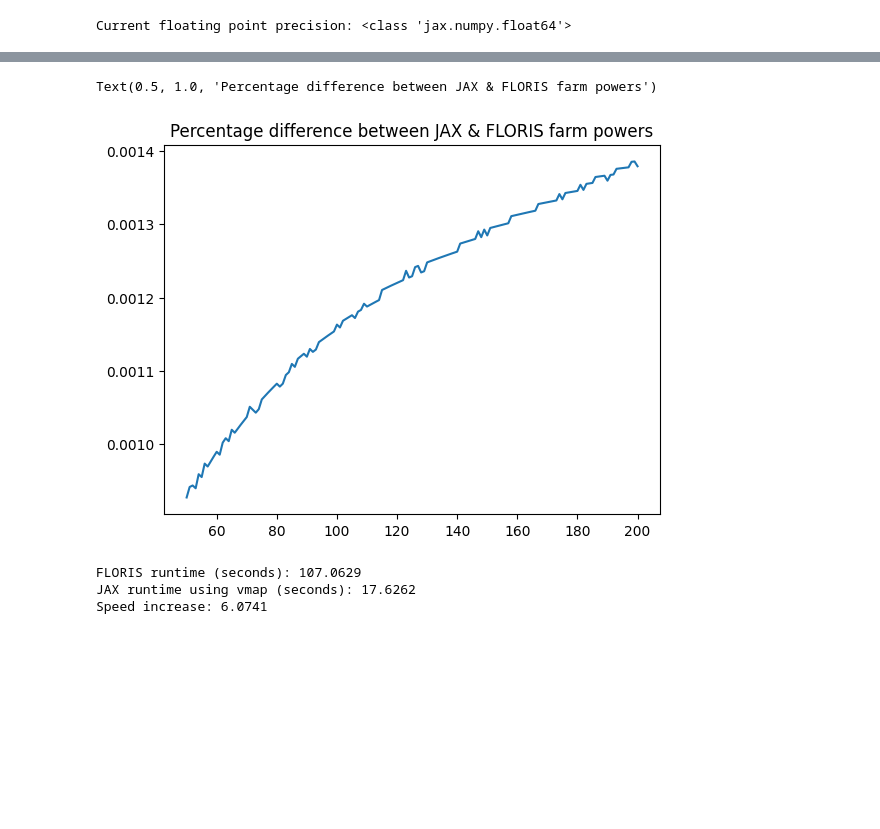
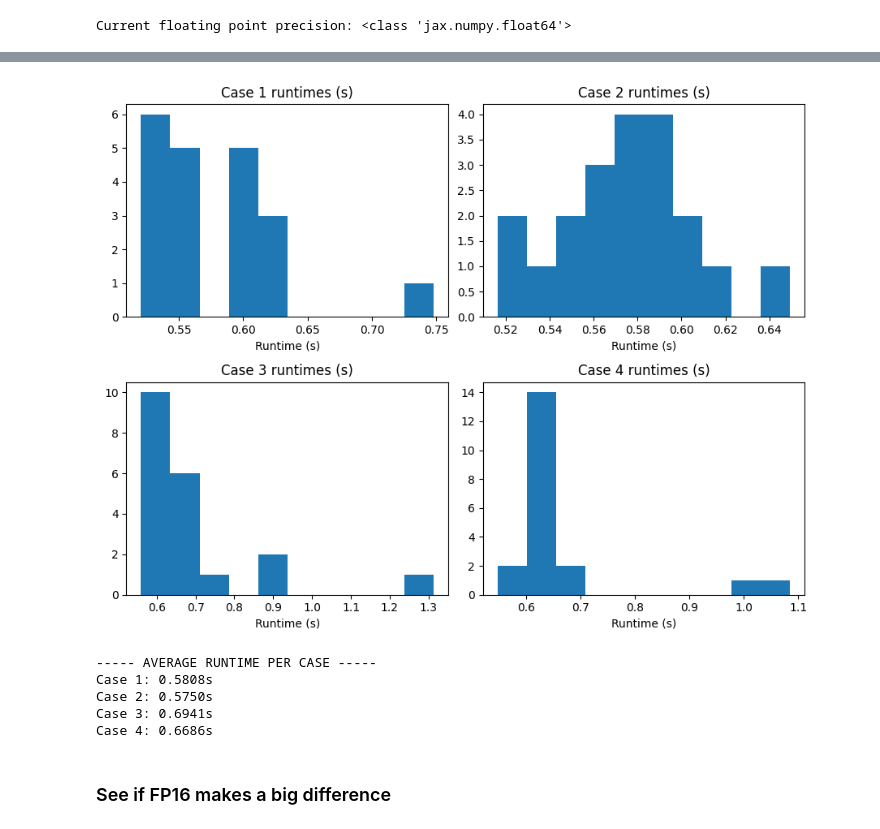
Before and after one commit to Changtze/DiffWake, a Jupyter notebook: baseline.ipynb, the cells around one changed output, grey strips where cells are left out. Saved outputs shown, nothing was run; the diff lists cells and outputs as text; code cells hidden in the pictures; blank space fills up the shorter version.

```diff
--- a/baseline.ipynb
+++ b/baseline.ipynb
@@ -475,7 +547,7 @@ x64 enabled: True
 # %%
 # Disable X64
 jax.config.update("jax_enable_x64", False)
-jax.config.x64_enabled
+print(f"x64 enabled: {jax.config.x64_enabled}")
 DTYPE = set_dtype()
 print(f"DTYPE: {DTYPE}")
 
@@ -489,7 +561,18 @@ wind_speed = jnp.array([ws_test], dtype=DTYPE)
 wind_dir = jnp.array([jnp.deg2rad(wd_test)], dtype=DTYPE) # Wind from West
 ti = jnp.array([ti_val_test], dtype=DTYPE)
 
-cases_fp32 = run_all_cases()
-# verify dtype
-cases_fp32[0][0].turb_u_wake.dtype, cases_fp32[0][0].u_sorted.dtype
+# Tracking runtimes
+rt_1_fp32 = []
+rt_2_fp32 = []
+rt_3_fp32 = []
+rt_4_fp32 = []
+
+for i in range(N_runs):
+    c1_fp32, c2_fp32, c3_fp32, c4_fp32 = run_all_cases()
+
+    # Append all runtimes and get the average
+    rt_1_fp32.append(c1_fp32[3])
+    rt_2_fp32.append(c2_fp32[3])
+    rt_3_fp32.append(c3_fp32[3])
+    rt_4_fp32.append(c4_fp32[3])
 # %% [output]
@@ -521,14 +581,37 @@ Case 4: 0.52321124s
-# %%
-plt.plot(N_turbines, diff)
-plt.title("Percentage difference between JAX & FLORIS farm powers")
-# %% [output]
-Text(0.5, 1.0, 'Percentage difference between JAX & FLORIS farm powers')
-[figure, removed]
-# %%
-print(f"FLORIS runtime (seconds): {floris_runtime:.4f}")
-print(f"JAX runtime using vmap (seconds): {(end_time - start_time):.4f}")
-print(f"Speed increase: {floris_runtime/(end_time - start_time):.4f}")
-# %% [output]
-FLORIS runtime (seconds): 107.0629
-JAX runtime using vmap (seconds): 17.6262
-Speed increase: 6.0741
+# %%
+# Visualise the distribution of runtimes for FP32
+plt.style.use('default')
+fig, ax = plt.subplots(2, 2, figsize=(9, 7))
+ax[0][0].hist(rt_1_fp32)
+ax[0][0].set_title("Case 1 runtimes (s)")
+ax[0][0].set_xlabel("Runtime (s)")
+
+ax[0][1].hist(rt_2_fp32)
+ax[0][1].set_title("Case 2 runtimes (s)")
+ax[0][1].set_xlabel("Runtime (s)")
+
+ax[1][0].hist(rt_3_fp32)
+ax[1][0].set_title("Case 3 runtimes (s)")
+ax[1][0].set_xlabel("Runtime (s)")
+
+ax[1][1].hist(rt_4_fp32)
+ax[1][1].set_title("Case 4 runtimes (s)")
+ax[1][1].set_xlabel("Runtime (s)")
+
+plt.tight_layout()
+plt.show()
+
+print("----- AVERAGE RUNTIME PER CASE -----")
+print(f"Case 1: {np.mean(rt_1_fp32):.4f}s")
+print(f"Case 2: {np.mean(rt_2_fp32):.4f}s")
+print(f"Case 3: {np.mean(rt_3_fp32):.4f}s")
+print(f"Case 4: {np.mean(rt_4_fp32):.4f}s")
+# %% [output]
+[figure, added]
+----- AVERAGE RUNTIME PER CASE -----
+Case 1: 0.5808s
+Case 2: 0.5750s
+Case 3: 0.6941s
+Case 4: 0.6686s
+# %% [markdown]
+### See if FP16 makes a big difference
```
Also changed, not shown: parts of 18 cells of this notebook, 2 other files.
